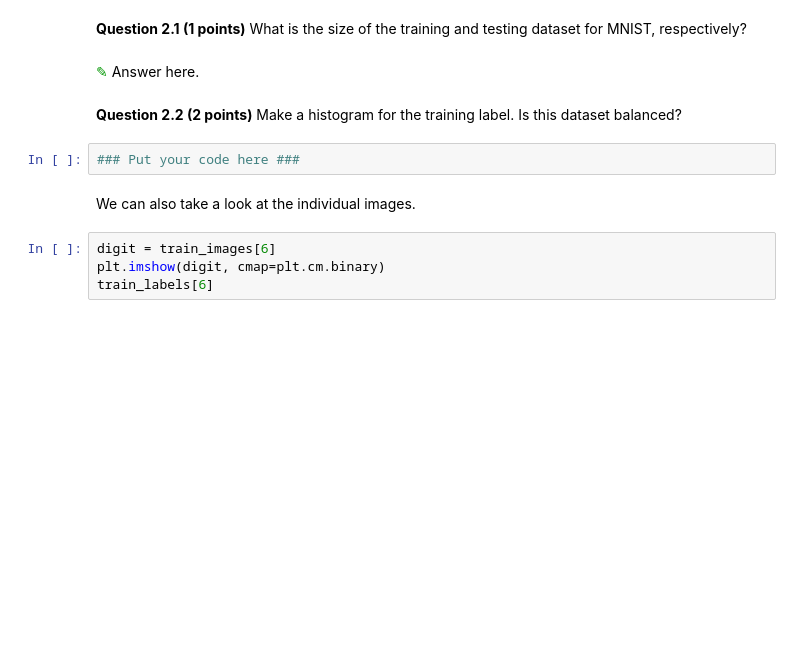
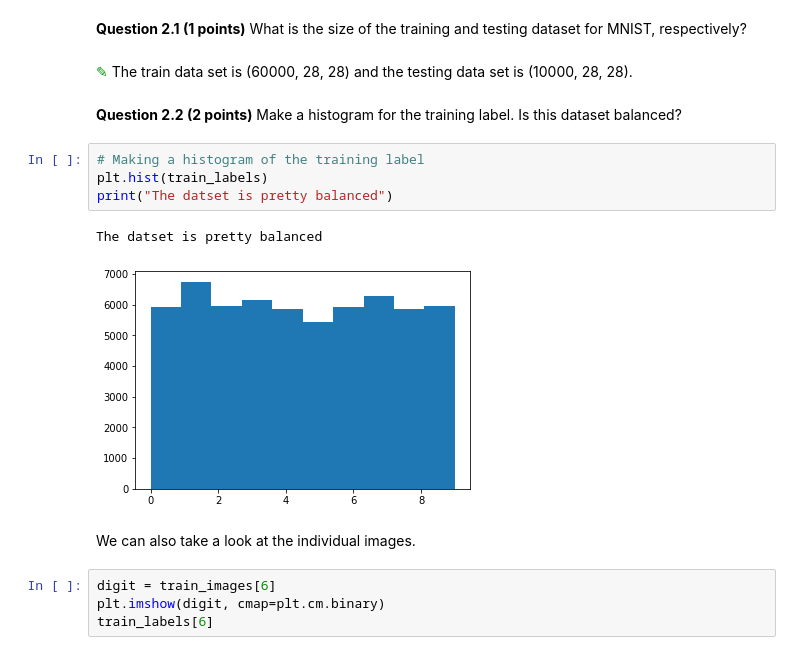
Before and after one commit to mcfallal/CMSE202, a Jupyter notebook: HW-05_TF-Lexi McFall.ipynb, the cells around one changed output. Drawn from its saved outputs; the diff is of its cells as text; blank space fills up the shorter version.

```diff
--- a/HW-05_TF-Lexi McFall.ipynb
+++ b/HW-05_TF-Lexi McFall.ipynb
@@ -103,11 +115,16 @@ test_labels
 # %% [markdown]
 **Question 2.1 (1 points)** What is the size of the training and testing dataset for MNIST, respectively?
 # %% [markdown]
-<font size=8 color="#009600">&#9998;</font> Answer here.
+<font size=8 color="#009600">&#9998;</font> The train data set is (60000, 28, 28) and the testing data set is (10000, 28, 28).
 # %% [markdown]
 **Question 2.2 (2 points)** Make a histogram for the training label. Is this dataset balanced?
-# %%
-### Put your code here ###
+# %%
+# Making a histogram of the training label
+plt.hist(train_labels)
+print("The datset is pretty balanced")
+# %% [output]
+The datset is pretty balanced
+[figure, added]
 # %% [markdown]
 We can also take a look at the individual images.
 # %%
```
Also changed, not shown: parts of 33 cells of this notebook.
